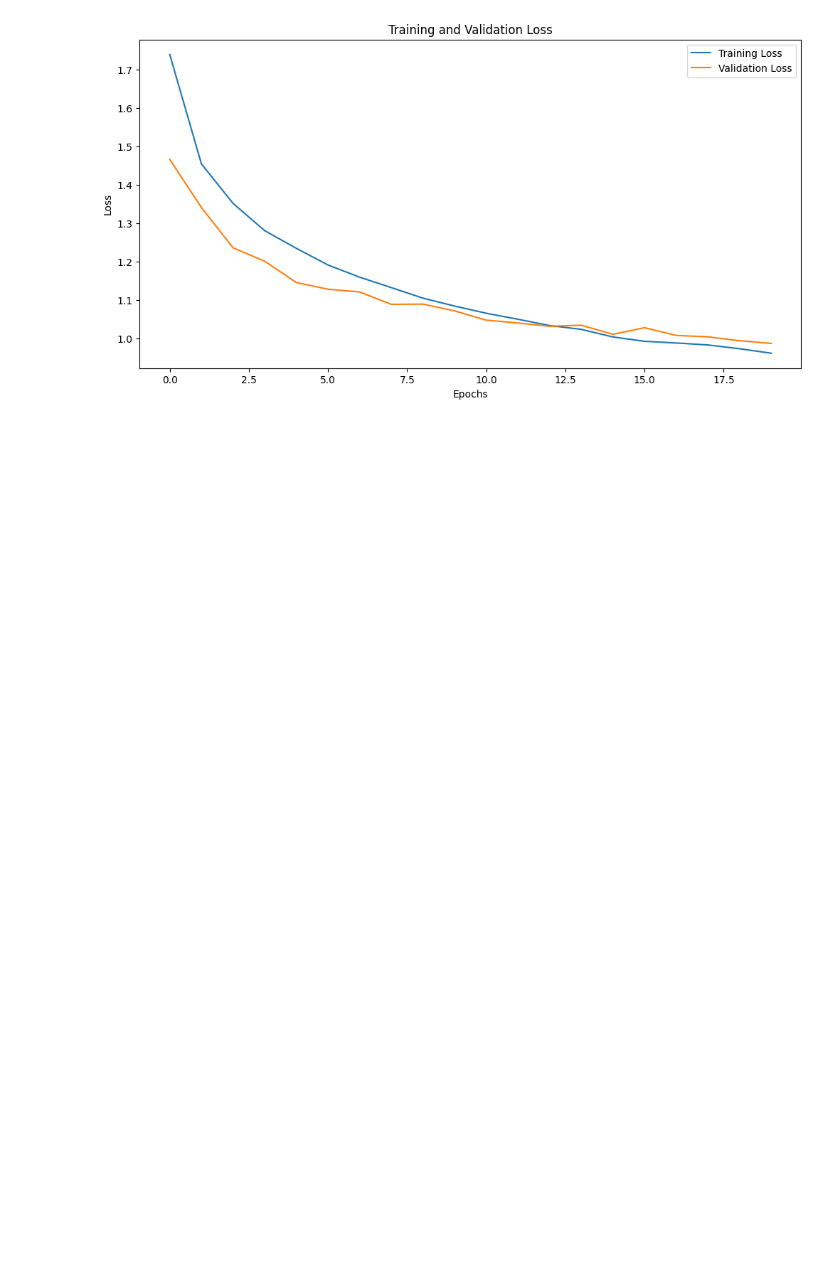
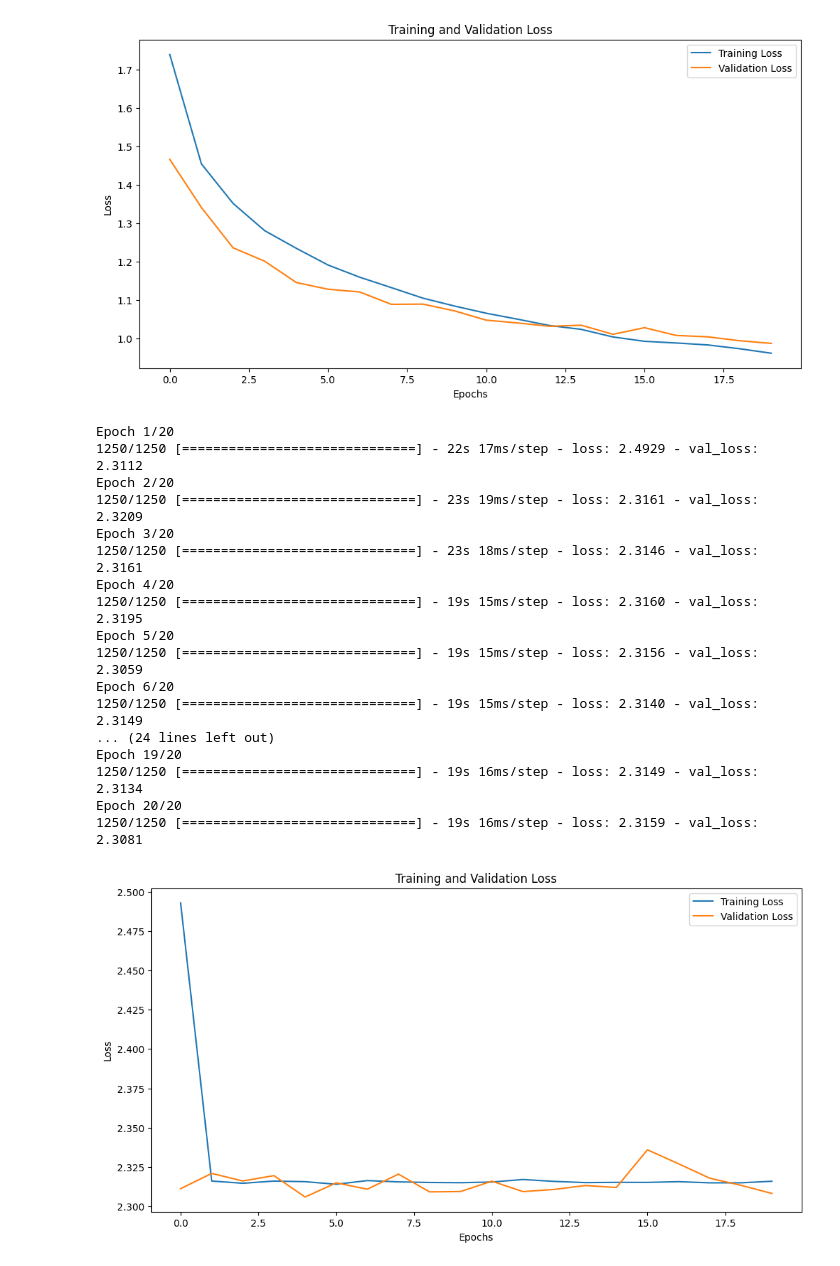
Before and after one commit to chamodAchintha/CNN-image-classification, a Jupyter notebook: CNN.ipynb, the cells around one changed output. Cells and saved outputs as stored; diff of their text form; code cells hidden in the pictures; blank space fills up the shorter version.

```diff
--- a/CNN.ipynb
+++ b/CNN.ipynb
@@ -92,3 +92,56 @@ Epoch 19/20
 Epoch 20/20
 1250/1250 [==============================] - 24s 19ms/step - loss: 0.9622 - val_loss: 0.9878
 [figure]
+# %%
+cnn_model = models.Sequential()
+
+cnn_model.add(layers.Conv2D(filters=32, kernel_size=(3,3), activation='relu', input_shape=(32,32,3)))
+cnn_model.add(layers.MaxPooling2D(2,2))
+cnn_model.add(layers.Conv2D(filters=16, kernel_size=(3,3), activation='relu'))
+cnn_model.add(layers.MaxPooling2D(2,2))
+cnn_model.add(layers.Flatten())
+cnn_model.add(layers.Dense(64, activation='relu'))
+cnn_model.add(layers.Dropout(0.3))
+cnn_model.add(layers.Dense(10, activation='softmax'))
+
+# Compile the model
+learning_rate = 0.1
+optimizer = Adam(learning_rate=learning_rate)
+cnn_model.compile(optimizer=optimizer,
+                  loss='sparse_categorical_crossentropy')
+
+# Train the model for 20 epochs
+num_epochs = 20
+history = cnn_model.fit(train_images,
+                        train_labels,
+                        epochs=num_epochs,
+                        validation_split=0.2)
+
+# Plot training and validation loss
+plt.figure(figsize=(12, 6))
+plt.plot(history.history['loss'], label='Training Loss')
+plt.plot(history.history['val_loss'], label='Validation Loss')
+plt.xlabel('Epochs')
+plt.ylabel('Loss')
+plt.legend()
+plt.title('Training and Validation Loss')
+plt.show()
+# %% [output]
+Epoch 1/20
+1250/1250 [==============================] - 22s 17ms/step - loss: 2.4929 - val_loss: 2.3112
+Epoch 2/20
+1250/1250 [==============================] - 23s 19ms/step - loss: 2.3161 - val_loss: 2.3209
+Epoch 3/20
+1250/1250 [==============================] - 23s 18ms/step - loss: 2.3146 - val_loss: 2.3161
+Epoch 4/20
+1250/1250 [==============================] - 19s 15ms/step - loss: 2.3160 - val_loss: 2.3195
+Epoch 5/20
+1250/1250 [==============================] - 19s 15ms/step - loss: 2.3156 - val_loss: 2.3059
+Epoch 6/20
+1250/1250 [==============================] - 19s 15ms/step - loss: 2.3140 - val_loss: 2.3149
+... (24 lines left out)
+Epoch 19/20
+1250/1250 [==============================] - 19s 16ms/step - loss: 2.3149 - val_loss: 2.3134
+Epoch 20/20
+1250/1250 [==============================] - 19s 16ms/step - loss: 2.3159 - val_loss: 2.3081
+[figure, added]
```
Also changed, not shown: parts of 2 cells of this notebook.
